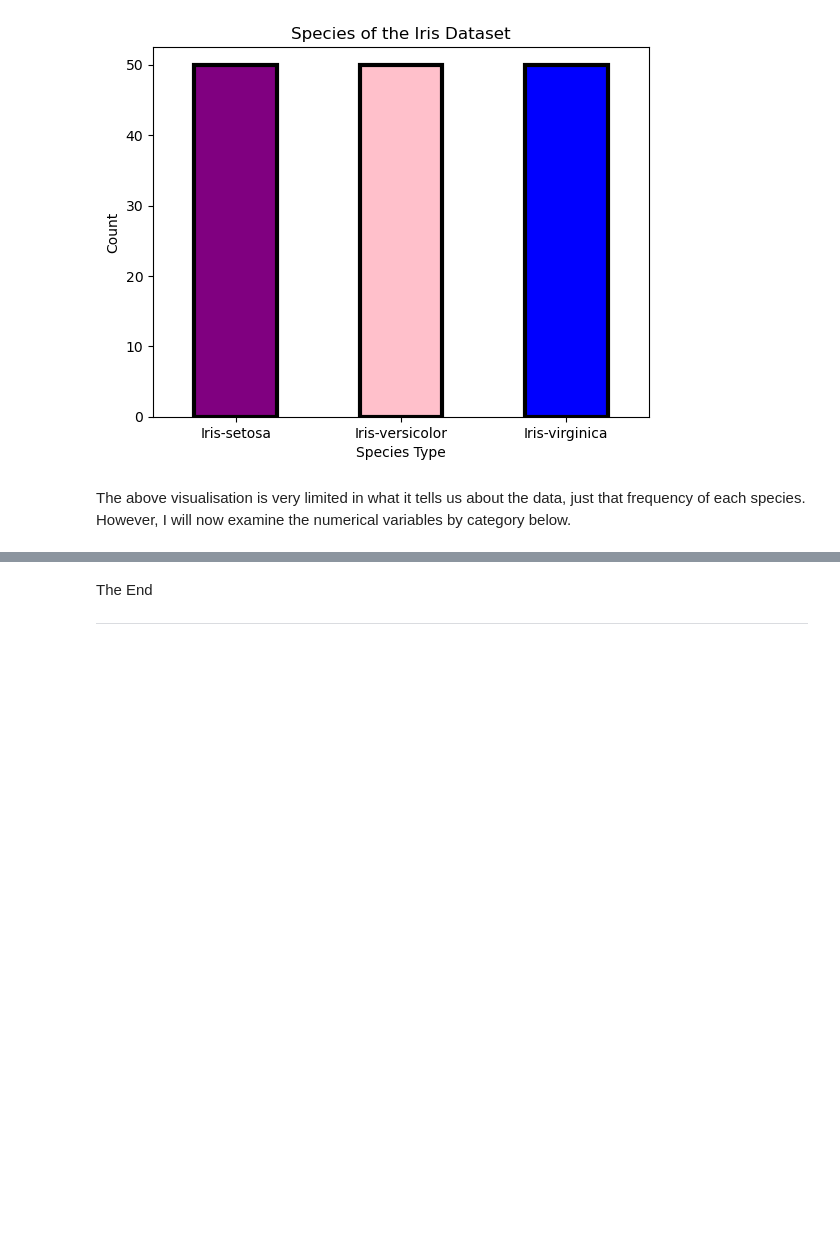
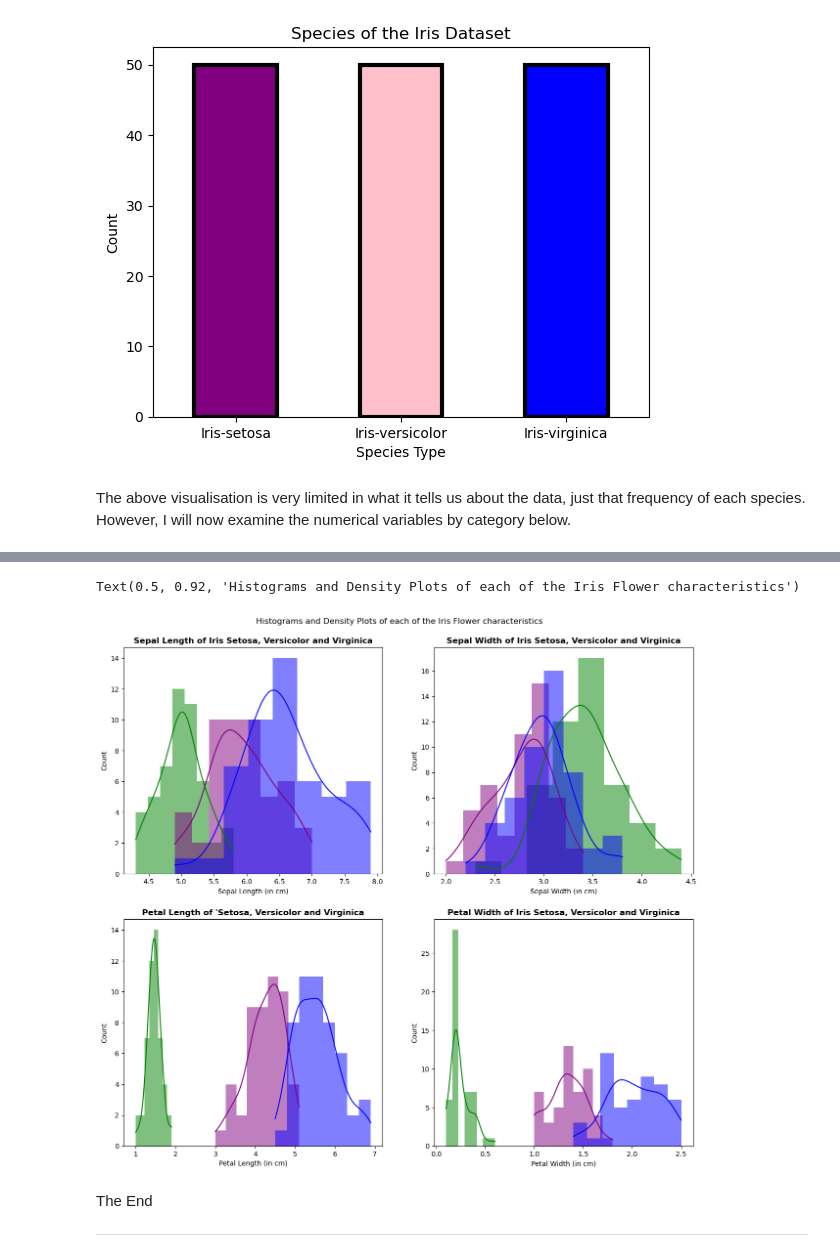
Before and after one commit to rebeccaf1918/FundamentalsOfDA, a Jupyter notebook: Project.ipynb, the cells around one changed output, grey strips where cells are left out. Saved outputs shown, nothing was run; the diff lists cells and outputs as text; code cells hidden in the pictures; blank space fills up the shorter version.

```diff
--- a/Project.ipynb
+++ b/Project.ipynb
@@ -99,3 +191,42 @@ plt.show()
+# %%
+column_names = ["Sepal_Length(cm)", "Sepal_Width(cm)", "Petal_Length(cm)", "Petal_Width(cm)", "Species"]
+iris_data = pd.read_csv("IrisData.csv", names = column_names, header=None)
+fig, axes = plt.subplots(2,2, figsize = (15,15))
+IrisSetosa = iris_data[iris_data.Species == "Iris-setosa"] # I created variables for each species type of Iris plant
+IrisVersicolor = iris_data[iris_data.Species == "Iris-versicolor"]
+IrisVirginica = iris_data[iris_data.Species == "Iris-virginica"]
+
+
+axes[0,0].set_title("Sepal Length of Iris Setosa, Versicolor and Virginica", fontweight='bold')
+axes[0,0].set(xlabel='Sepal Length (in cm)')
+sns.histplot(IrisSetosa['Sepal_Length(cm)'], bins=8, label="Iris-setosa", color='green', kde=True, ax=axes[0,0], edgecolor=None)
+sns.histplot(IrisVersicolor['Sepal_Length(cm)'], bins=8, label="Iris-versicolor", color='purple', kde=True, ax=axes[0,0], edgecolor=None)
+sns.histplot(IrisVirginica['Sepal_Length(cm)'], bins=8, label="Iris-virginica", color='blue', kde=True, ax=axes[0,0], edgecolor=None)
+
+axes[0,1].set_title("Sepal Width of Iris Setosa, Versicolor and Virginica", fontweight='bold')
+axes[0,1].set(xlabel='Sepal Width (in cm)')
+sns.histplot(IrisSetosa['Sepal_Width(cm)'], bins=8, label="Iris-setosa", color='green', kde=True, ax=axes[0,1], edgecolor=None)
+sns.histplot(IrisVersicolor['Sepal_Width(cm)'], bins=8, label="Iris-versicolor", color='purple', kde=True, ax=axes[0,1], edgecolor=None)
+sns.histplot(IrisVirginica['Sepal_Width(cm)'], bins=8, label="Iris-virginica", color='blue', kde=True, ax=axes[0,1], edgecolor=None)
+
+axes[1,0].set_title("Petal Length of 'Setosa, Versicolor and Virginica", fontweight='bold')
+axes[1,0].set(xlabel='Petal Length (in cm)')
+sns.histplot(IrisSetosa['Petal_Length(cm)'], bins=8, label="Iris-setosa", color='green', kde=True, ax=axes[1,0], edgecolor=None)
+sns.histplot(IrisVersicolor['Petal_Length(cm)'], bins=8, label="Iris-versicolor", color='purple', kde=True, ax=axes[1,0], edgecolor=None)
+sns.histplot(IrisVirginica['Petal_Length(cm)'], bins=8, label="Iris-virginica", color='blue', kde=True, ax=axes[1,0], edgecolor=None)
+
+axes[1,1].set_title("Petal Width of Iris Setosa, Versicolor and Virginica", fontweight='bold')
+axes[1,1].set(xlabel='Petal Width (in cm)')
+sns.histplot(IrisSetosa['Petal_Width(cm)'], bins=8, label="Iris-setosa", color='green',kde=True, ax=axes[1,1], edgecolor=None)
+sns.histplot(IrisVersicolor['Petal_Width(cm)'], bins=8, label="Iris-versicolor", color='purple', kde=True, ax=axes[1,1], edgecolor=None)
+sns.histplot(IrisVirginica['Petal_Width(cm)'], bins=8, label="Iris-virginica", color='blue', kde=True, ax=axes[1,1], edgecolor=None)
+plt.subplots_adjust(bottom=0.2)
+
+plt.suptitle('Histograms')
+fig.suptitle("Histograms and Probability Distribution Plots of each of the Iris Flower characteristics", y=0.92) #removing large gap between the plots and the main title
+# %% [output]
+Text(0.5, 0.92, 'Histograms and Density Plots of each of the Iris Flower characteristics')
+[figure, added]
 # %% [markdown]
 The End
 
```
Also changed, not shown: parts of 7 cells of this notebook.
